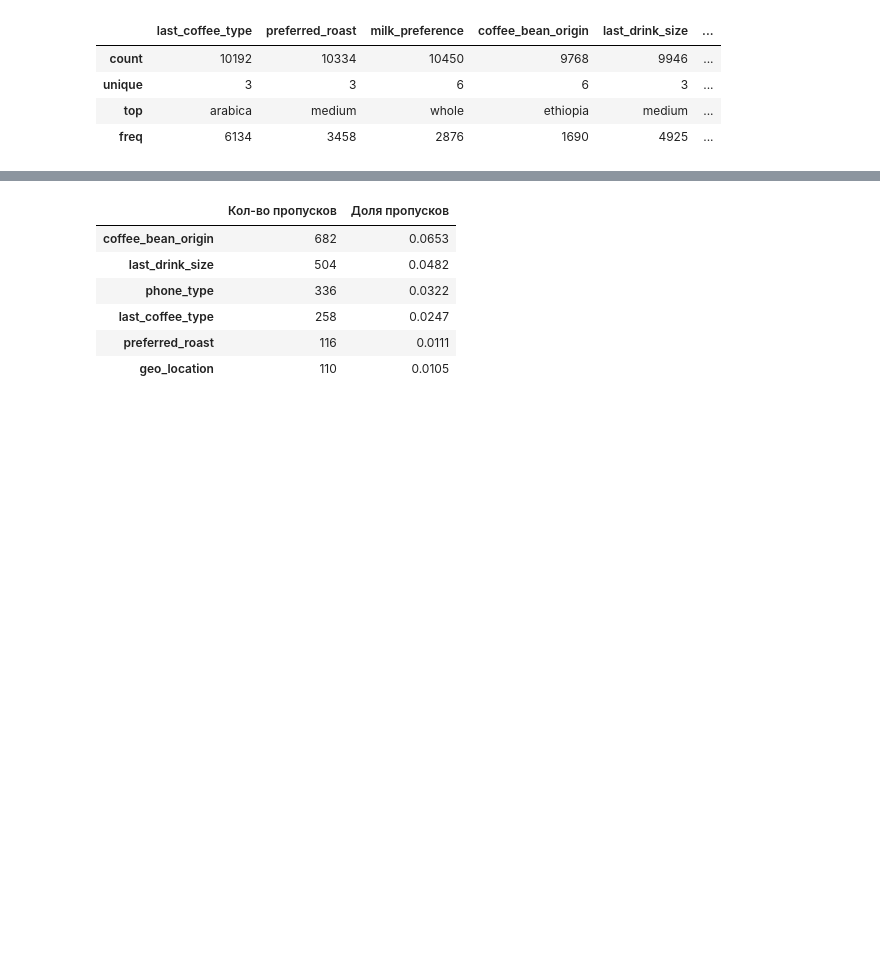
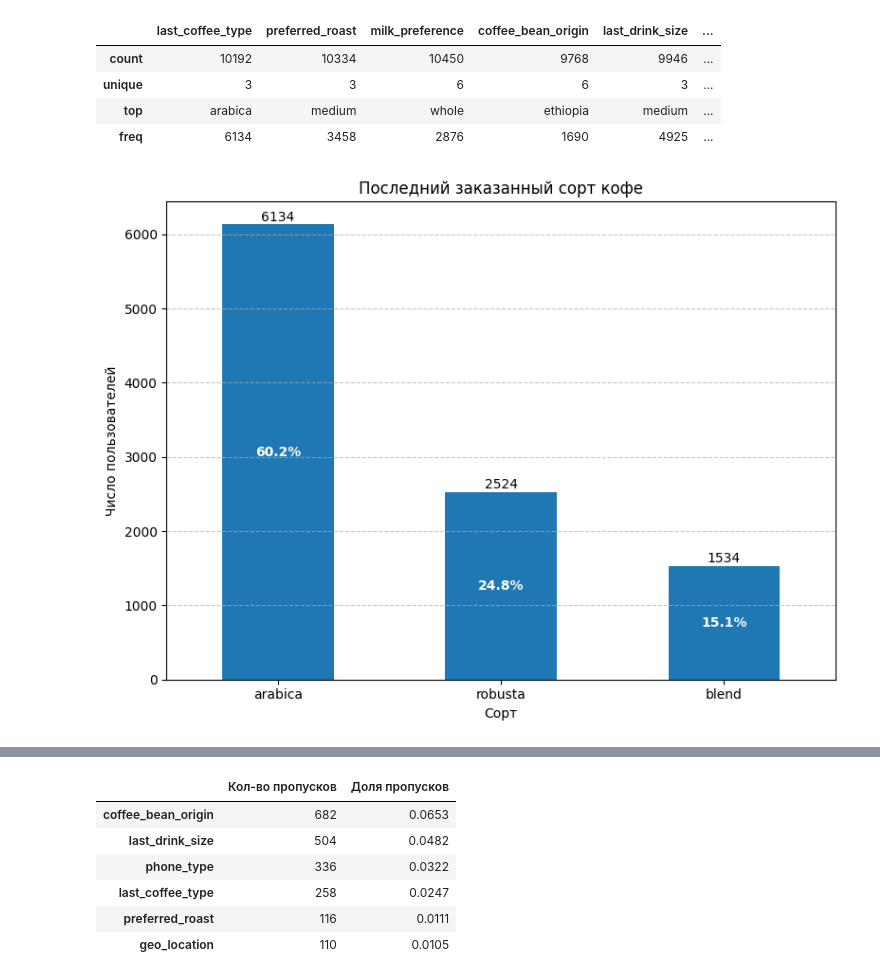
Before and after one commit to TemaQDX/project_happy_coffe_beans, a Jupyter notebook: happy_coffee_beans_project_sprint_11_Artem_Burov.ipynb, the cells around one changed output, grey strips where cells are left out. Saved outputs shown, nothing was run; the diff lists cells and outputs as text; code cells hidden in the pictures; blank space fills up the shorter version.

```diff
--- a/happy_coffee_beans_project_sprint_11_Artem_Burov.ipynb
+++ b/happy_coffee_beans_project_sprint_11_Artem_Burov.ipynb
@@ -663,3 +698,13 @@ df_processed[cat_features].describe()
 | unique | 3 | 3 | 6 | 6 | 3 | ... |
 | top | arabica | medium | whole | ethiopia | medium | ... |
 | freq | 6134 | 3458 | 2876 | 1690 | 4925 | ... |
+# %%
+plot_bar_chart(
+    df_processed['last_coffee_type'],
+    xlabel='Сорт',
+    ylabel='Число пользователей',
+    title='Последний заказанный сорт кофе',
+    figsize=(8, 6)
+)
+# %% [output]
+[figure, added]
```
Also changed, not shown: parts of 21 cells of this notebook.
